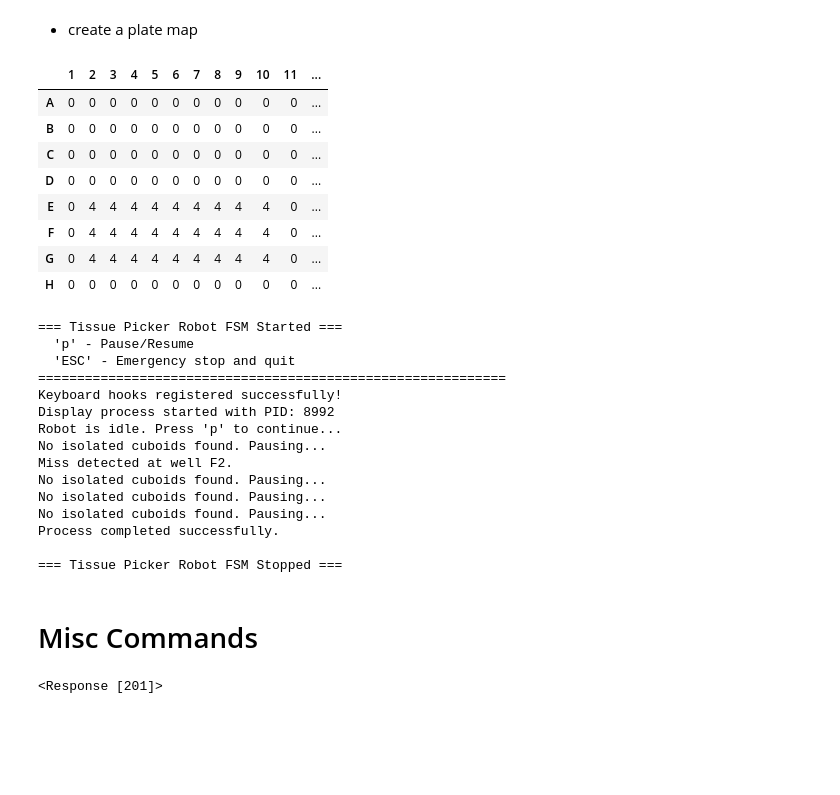
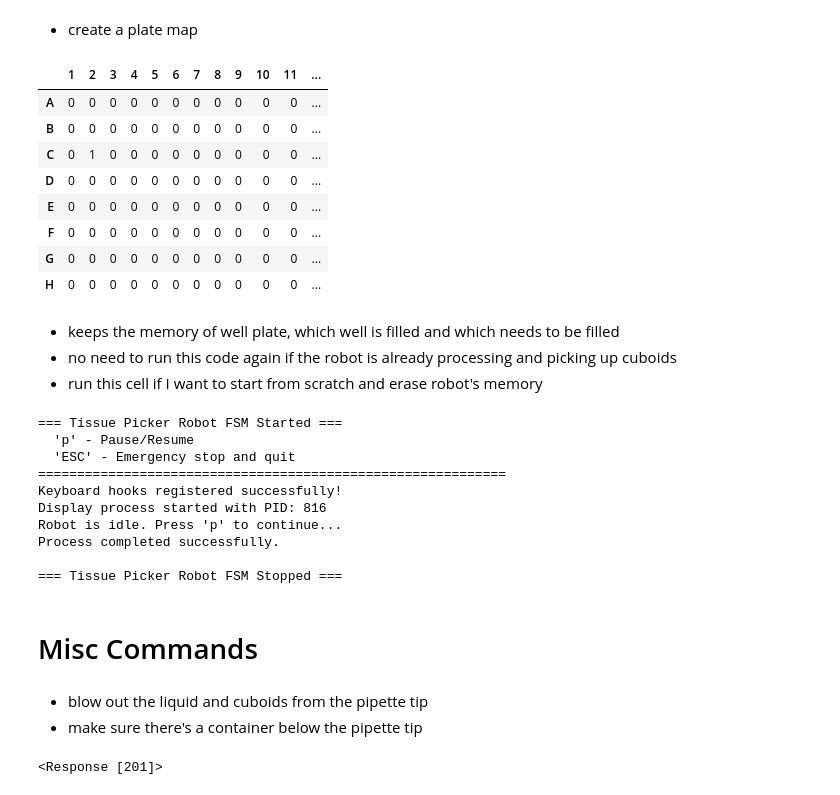
Before and after one commit to steiva/ot2-microtissue-manipulator, a Jupyter notebook: notebooks/picking_procedure.ipynb, the cells around one changed output. Cells and saved outputs as stored; diff of their text form; code cells hidden in the pictures; blank space fills up the shorter version.

```diff
--- a/notebooks/picking_procedure.ipynb
+++ b/notebooks/picking_procedure.ipynb
@@ -224,13 +233,14 @@ ValueError: run_id is not set. Set it before executing commands.
 # %%
 openapi.retract_axis('leftZ')
 
-columns = list(range(1,13))
+columns = list(range(2,12))
+# 12 is not included in the range, this is 2-11
 
-rows = ['A', 'B', 'C', 'D', 'E', 'F', 'G', 'H']
+rows = ['B', 'C', 'D', 'E', 'F', 'G']
 
 x_offset = 0.0
 y_offset = 0.0
-
+volume = 100
 row_idx = 0
 column_idx = 0
 
@@ -247,7 +257,7 @@ while row_idx < len(rows):
     row = rows[row_idx]
     while column_idx < len(columns):
         column = columns[column_idx]
-        r = openapi.dispense(openapi.labware_dct[dest_slot], f"{row}{column}", well_location = 'bottom', offset = (x_offset, y_offset, 1.0), volume = 100, flow_rate = 200)
+        r = openapi.dispense(openapi.labware_dct[dest_slot], f"{row}{column}", well_location = 'bottom', offset = (x_offset, y_offset, 1.0), volume = volume, flow_rate = 200)
         openapi.move_relative('z', 20)
         responce_dict = json.loads(r.text)['data']
         if responce_dict['status'] == 'failed':
@@ -1205,28 +1220,32 @@ openapi.move_to_well(openapi.labware_dct['5'], "H1", well_location = 'top', offs
 # %%
 plate_type = 96
 dest = core.Destination(plate_type)
 well_df = core.create_well_plan(plate_type)
-well_df.loc['E':'G', 2:10] = 4
-#well_df.loc['A', 1:12] = 1
+# well_df.loc['B':'C', 2:11] = 1
+well_df.loc['C', 2] = 1
 
 
 well_plan = {f"{row}{col}": well_df.loc[row, col] for row in well_df.index for col in well_df.columns if well_df.loc[row, col] > 0}
 well_df
 # %% [output]
 |  | 1 | 2 | 3 | 4 | 5 | 6 | 7 | 8 | 9 | 10 | 11 | ... |
 | A | 0 | 0 | 0 | 0 | 0 | 0 | 0 | 0 | 0 | 0 | 0 | ... |
 | B | 0 | 0 | 0 | 0 | 0 | 0 | 0 | 0 | 0 | 0 | 0 | ... |
-| C | 0 | 0 | 0 | 0 | 0 | 0 | 0 | 0 | 0 | 0 | 0 | ... |
+| C | 0 | 1 | 0 | 0 | 0 | 0 | 0 | 0 | 0 | 0 | 0 | ... |
 | D | 0 | 0 | 0 | 0 | 0 | 0 | 0 | 0 | 0 | 0 | 0 | ... |
-| E | 0 | 4 | 4 | 4 | 4 | 4 | 4 | 4 | 4 | 4 | 0 | ... |
-| F | 0 | 4 | 4 | 4 | 4 | 4 | 4 | 4 | 4 | 4 | 0 | ... |
-| G | 0 | 4 | 4 | 4 | 4 | 4 | 4 | 4 | 4 | 4 | 0 | ... |
+| E | 0 | 0 | 0 | 0 | 0 | 0 | 0 | 0 | 0 | 0 | 0 | ... |
+| F | 0 | 0 | 0 | 0 | 0 | 0 | 0 | 0 | 0 | 0 | 0 | ... |
+| G | 0 | 0 | 0 | 0 | 0 | 0 | 0 | 0 | 0 | 0 | 0 | ... |
 | H | 0 | 0 | 0 | 0 | 0 | 0 | 0 | 0 | 0 | 0 | 0 | ... |
+# %% [markdown]
+* keeps the memory of well plate, which well is filled and which needs to be filled
+* no need to run this code again if the robot is already processing and picking up cuboids
+* run this cell if I want to start from scratch and erase robot's memory
 # %%
 routine = core.Routine(dest, well_plan, fill_strategy="horizontal")
 # routine = core.Routine(dest, well_plan, fill_strategy="vertical")
 # %%
-logger = core.MarkdownLogger(experiment_name="10-15-25_cryopreserve", settings=picking_settings, well_plate=well_df)
+logger = core.MarkdownLogger(experiment_name="1-21-2026_CuboidSort_PY8119", settings=picking_settings, well_plate=well_df)
 logger.log_section("Execution start:")
 fsm = TissuePickerFSM(picking_config, routine, logger)
 fsm.start()
@@ -1236,18 +1255,16 @@ fsm.start()
   'ESC' - Emergency stop and quit
 ============================================================
 Keyboard hooks registered successfully!
-Display process started with PID: 8992
+Display process started with PID: 816
 Robot is idle. Press 'p' to continue...
-No isolated cuboids found. Pausing...
-Miss detected at well F2.
-No isolated cuboids found. Pausing...
-No isolated cuboids found. Pausing...
-No isolated cuboids found. Pausing...
 Process completed successfully.
 
 === Tissue Picker Robot FSM Stopped ===
 # %% [markdown]
 # Misc Commands
+# %% [markdown]
+* blow out the liquid and cuboids from the pipette tip
+* make sure there's a container below the pipette tip
 # %%
 openapi.blow_out_in_place(flow_rate = 50)
 # %% [output]
```
Also changed, not shown: parts of 22 cells of this notebook, 5 other files.
